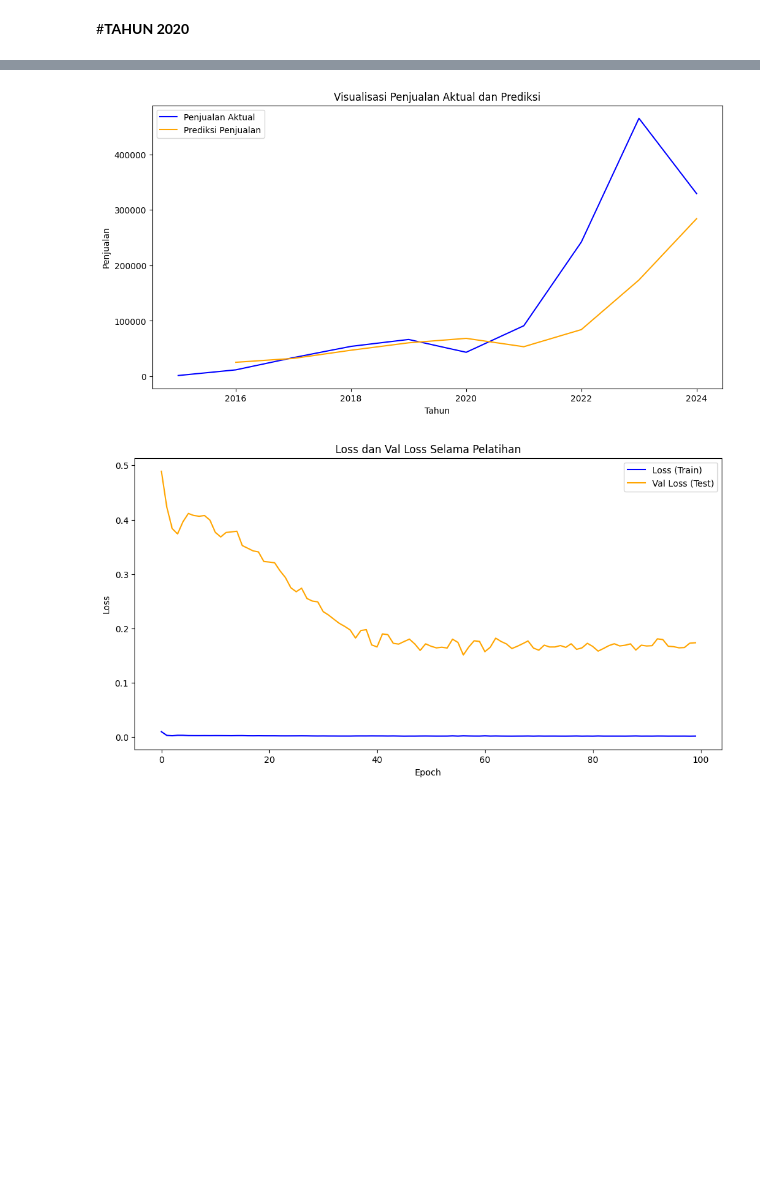
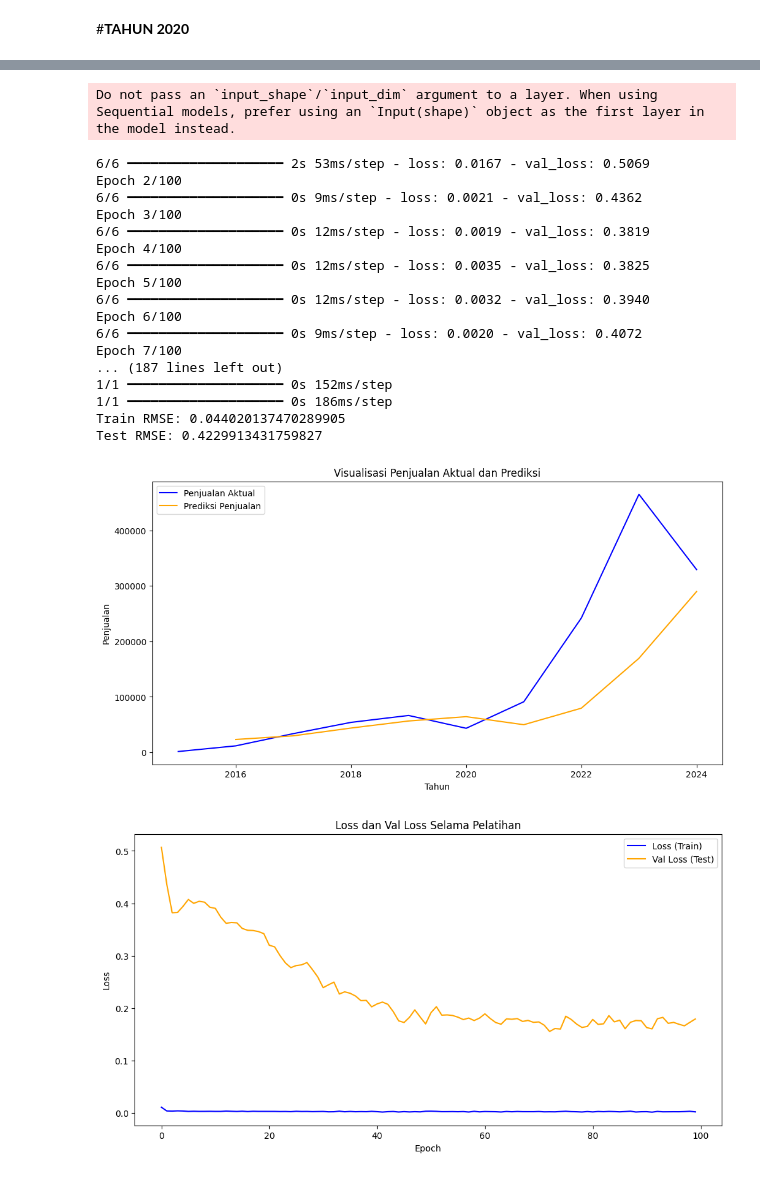
Before and after one commit to dietadestina/PA_EVCast, a Jupyter notebook: Modelling_LSTM.ipynb, the cells around one changed output, grey strips where cells are left out. Cells and saved outputs as stored; diff of their text form; code cells hidden in the pictures; blank space fills up the shorter version.

```diff
--- a/Modelling_LSTM.ipynb
+++ b/Modelling_LSTM.ipynb
@@ -335,8 +430,10 @@ y_train, y_test = y[train_indices], y[test_indices]
 
 # Membangun model LSTM
 model = Sequential()
-model.add(LSTM(50, return_sequences=True, input_shape=(X_train.shape[1], 1)))
+model.add(LSTM(100, return_sequences=True, input_shape=(X.shape[1], 1)))
+model.add(Dropout(0.3))  # Meningkatkan dropout
 model.add(LSTM(50, return_sequences=False))
+model.add(Dropout(0.3))  # Meningkatkan dropout
 model.add(Dense(25))
 model.add(Dense(1))
 
@@ -416,2 +497,20 @@ Test RMSE: 0.4166366279882176
+Do not pass an `input_shape`/`input_dim` argument to a layer. When using Sequential models, prefer using an `Input(shape)` object as the first layer in the model instead.
+6/6 ━━━━━━━━━━━━━━━━━━━━ 2s 53ms/step - loss: 0.0167 - val_loss: 0.5069
+Epoch 2/100
+6/6 ━━━━━━━━━━━━━━━━━━━━ 0s 9ms/step - loss: 0.0021 - val_loss: 0.4362
+Epoch 3/100
+6/6 ━━━━━━━━━━━━━━━━━━━━ 0s 12ms/step - loss: 0.0019 - val_loss: 0.3819
+Epoch 4/100
+6/6 ━━━━━━━━━━━━━━━━━━━━ 0s 12ms/step - loss: 0.0035 - val_loss: 0.3825
+Epoch 5/100
+6/6 ━━━━━━━━━━━━━━━━━━━━ 0s 12ms/step - loss: 0.0032 - val_loss: 0.3940
+Epoch 6/100
+6/6 ━━━━━━━━━━━━━━━━━━━━ 0s 9ms/step - loss: 0.0020 - val_loss: 0.4072
+Epoch 7/100
+... (187 lines left out)
+1/1 ━━━━━━━━━━━━━━━━━━━━ 0s 152ms/step
+1/1 ━━━━━━━━━━━━━━━━━━━━ 0s 186ms/step
+Train RMSE: 0.044020137470289905
+Test RMSE: 0.4229913431759827
 [figure]
-[figure, old version]
+[figure, new version]
```
Also changed, not shown: parts of 10 cells of this notebook.
